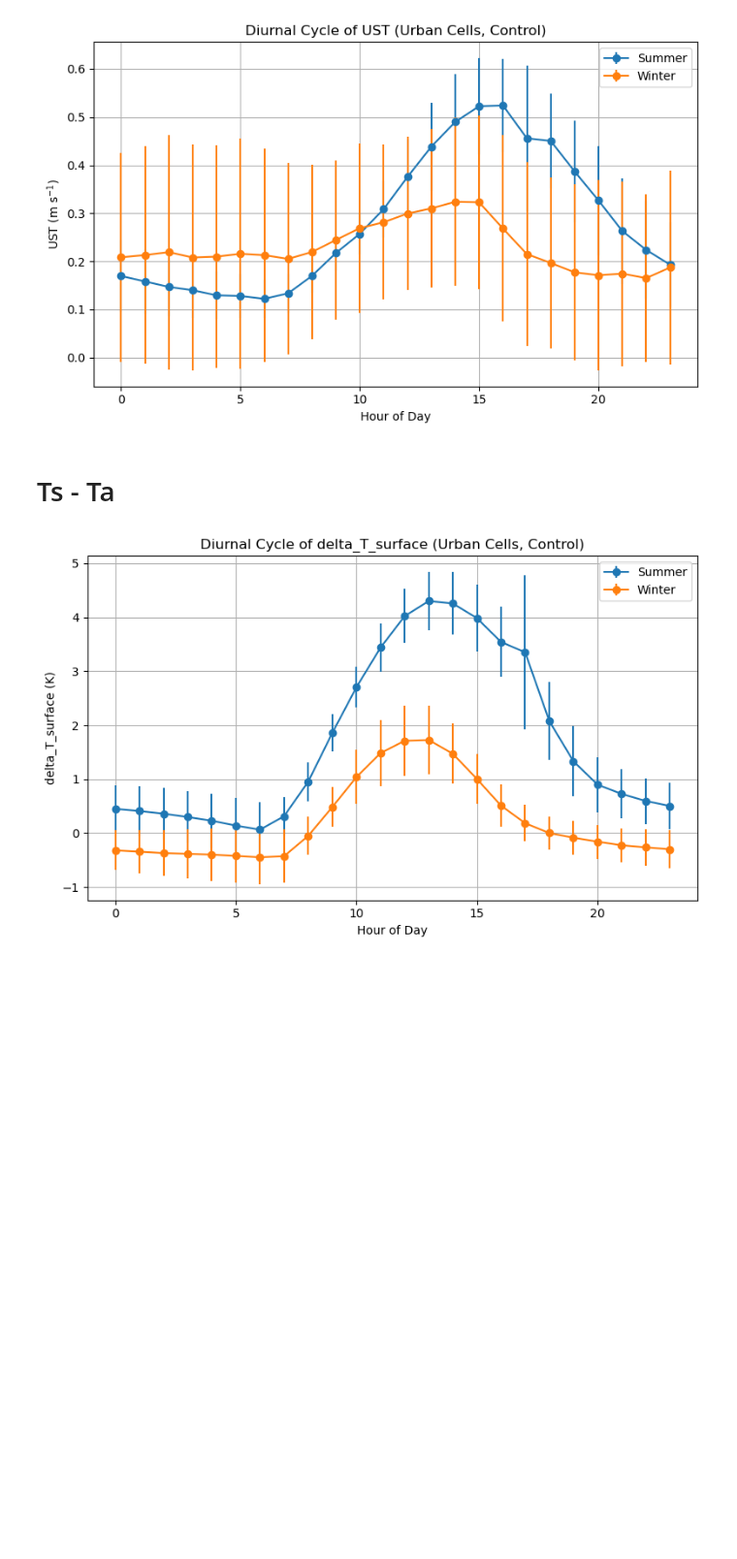
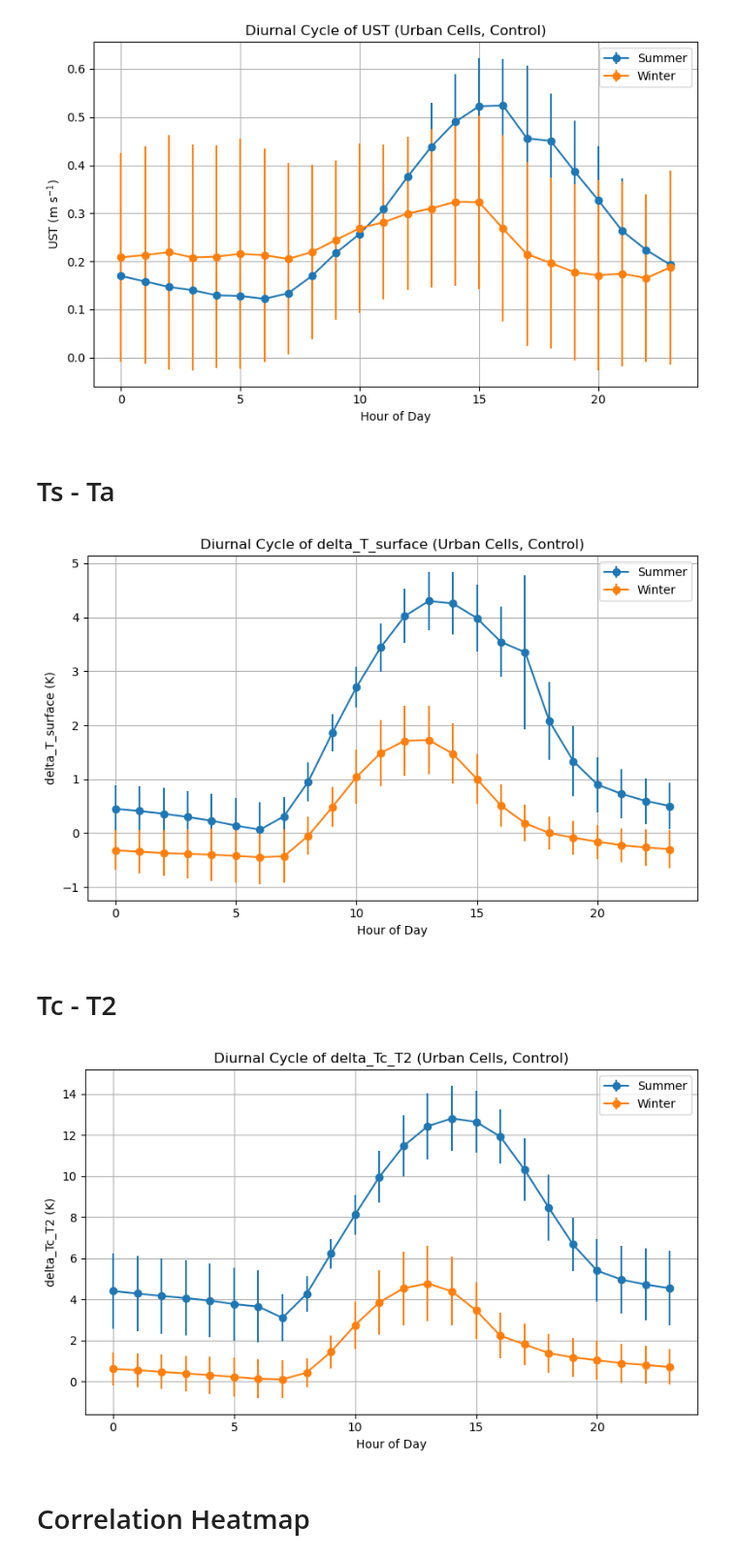
Before and after one commit to josephko91/ah-la-paper, a Jupyter notebook: notebooks/revision-air-temp-rca.ipynb, the cells around one changed output. Shown at 97% size. Drawn from its saved outputs; the diff is of its cells as text; code cells hidden in the pictures; blank space fills up the shorter version.

```diff
--- a/notebooks/revision-air-temp-rca.ipynb
+++ b/notebooks/revision-air-temp-rca.ipynb
@@ -23,0 +47,11 @@ simulations = {
+# %%
+# import deltas data
+deltas = {}
+data_dir = '/home1/kojoseph/ah-la-paper/data/deltas-urban-wrf-v7'
+nc_files = glob.glob(f"{data_dir}/*.nc")
+for f in nc_files:
+    filename = os.path.basename(f)
+    delta_id = filename.split('.')[0]
+    ds = xr.open_dataset(f)
+    deltas[delta_id] = ds
+deltas
@@ -109,6 +165,9 @@ def compute_diurnal_cycle(exp_name, varname, urban_mask_xr, reduce_method="surfa
     elif varname == "delta_T_surface":
         var = ds["TSK"] - ds["T2"]
 
+    elif varname == 'delta_Tc_T2':
+        var = ds['TC_URB'] - ds['T2']
+
     else:
         if varname not in ds:
             raise ValueError(f"{varname} not found in dataset")
@@ -400,3 +460,37 @@ plt.tight_layout()
 plt.show()
 # %% [output]
 [figure]
+# %% [markdown]
+# Tc - T2
+# %%
+variable = 'delta_Tc_T2'
+variable_units = r"K"
+# -----------------------------
+# Run simulations
+# -----------------------------
+mean_summer, std_summer = compute_diurnal_cycle(simulations["control"]["summer"], variable, urban_mask_xr)
+mean_winter, std_winter = compute_diurnal_cycle(simulations["control"]["winter"], variable, urban_mask_xr)
+
+
+# -----------------------------
+# Plot
+# -----------------------------
+plt.figure(figsize=(8,5))
+
+hours = mean_summer["hour"].values
+
+plt.errorbar(hours, mean_summer, yerr=std_summer, marker='o', label="Summer")
+plt.errorbar(hours, mean_winter, yerr=std_winter, marker='o', label="Winter")
+
+plt.xlabel("Hour of Day")
+plt.ylabel(f"{variable} ({variable_units})")
+plt.title(f"Diurnal Cycle of {variable} (Urban Cells, Control)")
+plt.legend()
+plt.grid()
+
+plt.tight_layout()
+plt.show()
+# %% [output]
+[figure, added]
+# %% [markdown]
+# Correlation Heatmap
```
Also changed, not shown: parts of 13 cells of this notebook.
